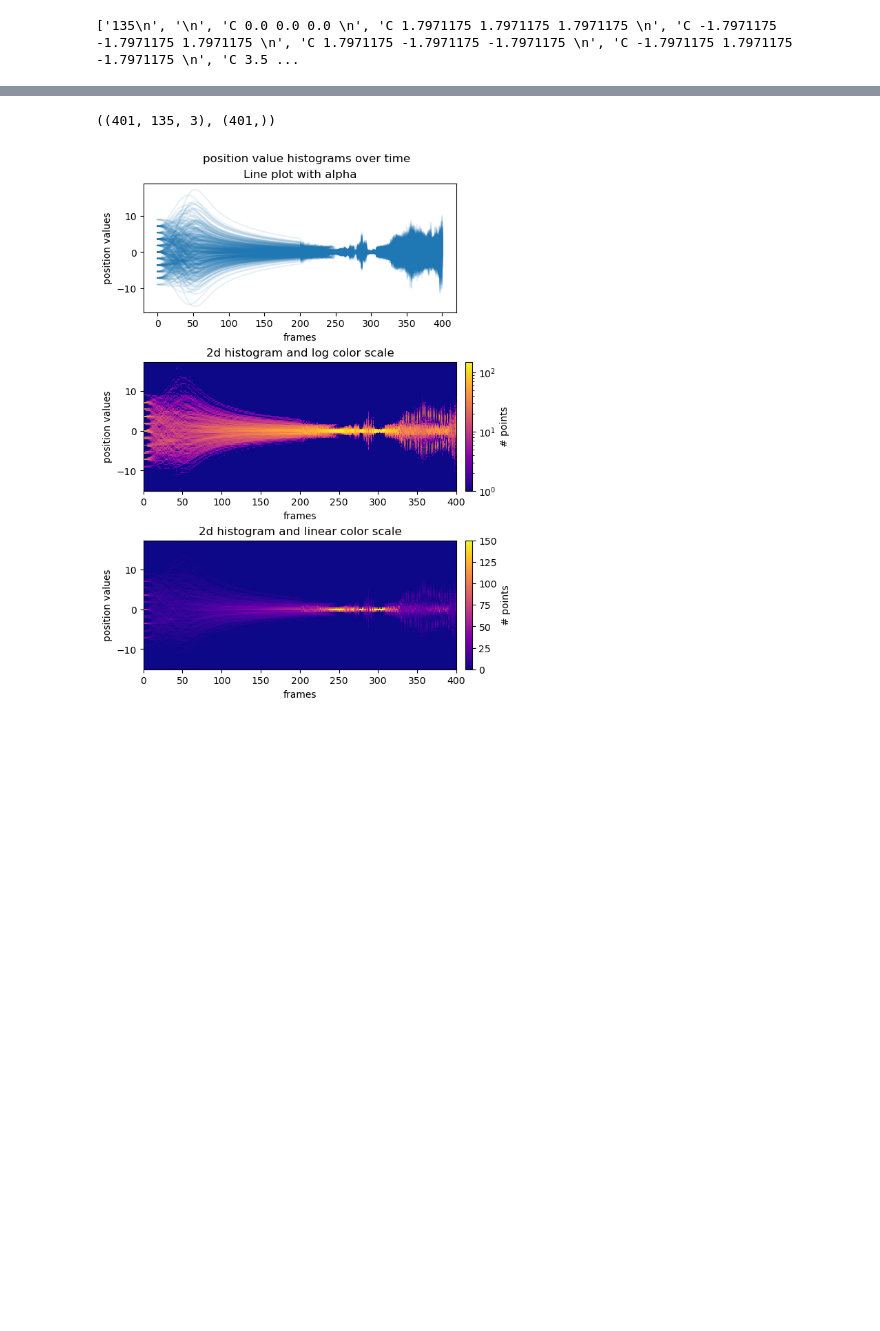
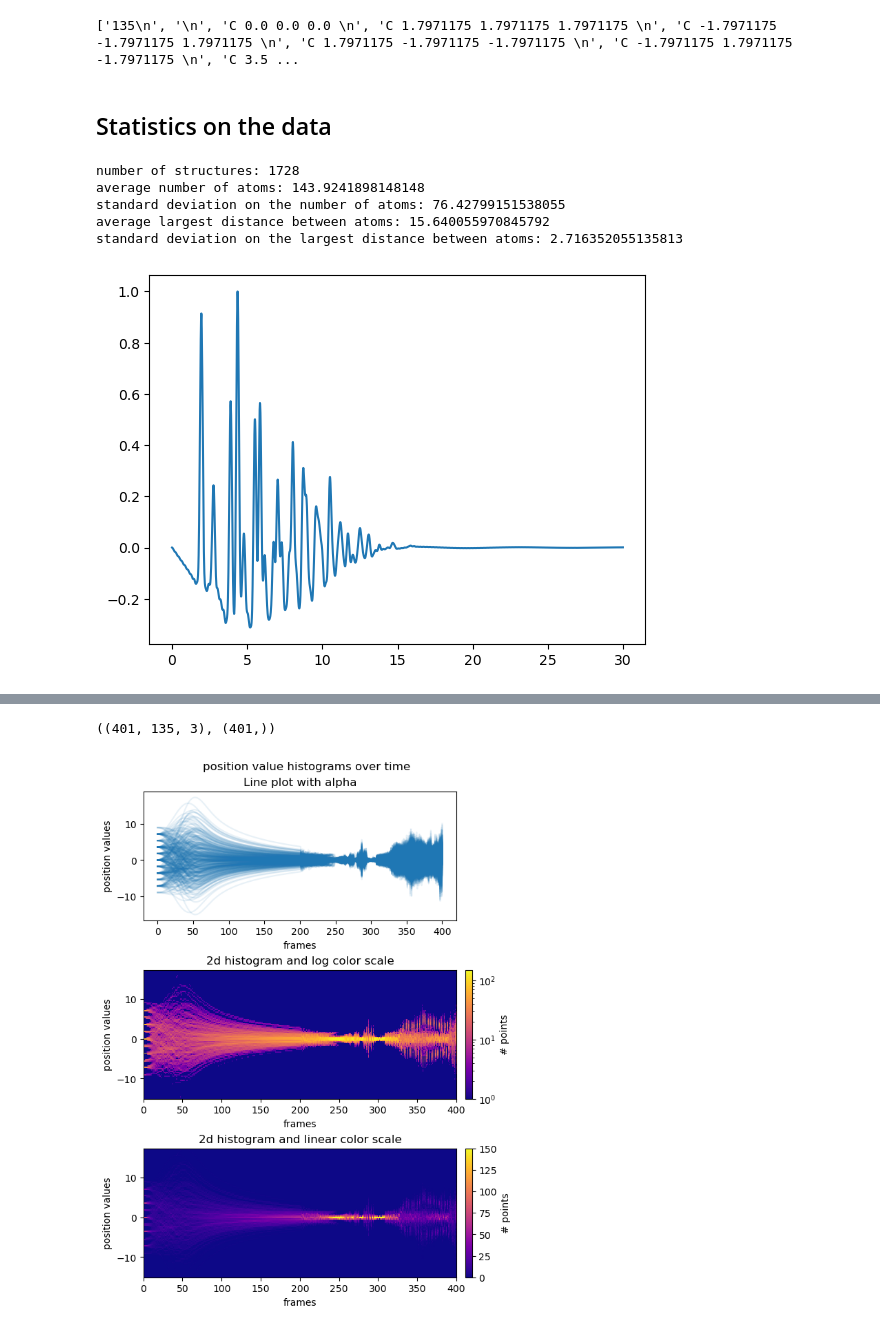
Before and after one commit to BaconBreaker/graph-diffusion-project, a Jupyter notebook: code/obsolete/data_exploration.ipynb, the cells around one changed output, grey strips where cells are left out. Cells and saved outputs as stored; diff of their text form; code cells hidden in the pictures; blank space fills up the shorter version.

```diff
--- a/code/obsolete/data_exploration.ipynb
+++ b/code/obsolete/data_exploration.ipynb
@@ -55,3 +62,21 @@ with open(txt_path, 'r') as file:
 print(lines)
 # %% [output]
 ['135\n', '\n', 'C 0.0 0.0 0.0 \n', 'C 1.7971175 1.7971175 1.7971175 \n', 'C -1.7971175 -1.7971175 1.7971175 \n', 'C 1.7971175 -1.7971175 -1.7971175 \n', 'C -1.7971175 1.7971175 -1.7971175 \n', 'C 3.5 ...
+# %%
+def load_structure(h5_path):
+    with h5py.File(h5_path, 'r') as h5_file:
+        d = {
+            "path": h5_path,
+            "edge_attributes": h5_file["edge_attributes"][:],
+            "edge_indices": h5_file["edge_indices"][:],
+            "node_attributes": h5_file["node_attributes"][:],
+            "pdf": h5_file["pdf"][:],
+            "r": h5_file["r"][:],
+        }
+    return d
+# %%
+dataset_path = "../../graphs_h5"
+h5_paths = glob.glob(os.path.join(dataset_path, "*.h5"))
+dataset = [load_structure(h5_path) for h5_path in h5_paths]
+# %% [markdown]
+## Statistics on the data
@@ -57,0 +88,19 @@ print(lines)
+# %%
+print("number of structures:", number_of_structures)
+print("average number of atoms:", np.mean(n_atoms_list))
+print("standard deviation on the number of atoms:", np.std(n_atoms_list))
+print("average largest distance between atoms:", np.mean(largest_distances))
+print("standard deviation on the largest distance between atoms:", np.std(largest_distances))
+# %% [output]
+number of structures: 1728
+average number of atoms: 143.9241898148148
+standard deviation on the number of atoms: 76.42799151538055
+average largest distance between atoms: 15.640055970845792
+standard deviation on the largest distance between atoms: 2.716352055135813
+# %%
+# Plot pdf on y axis and r on x axis
+# The x label is ""
+plt.plot(dataset[0]["r"], dataset[0]["pdf"])
+plt.show()
+# %% [output]
+[figure, added]
```
Also changed, not shown: parts of 7 cells of this notebook, 4 other files.
